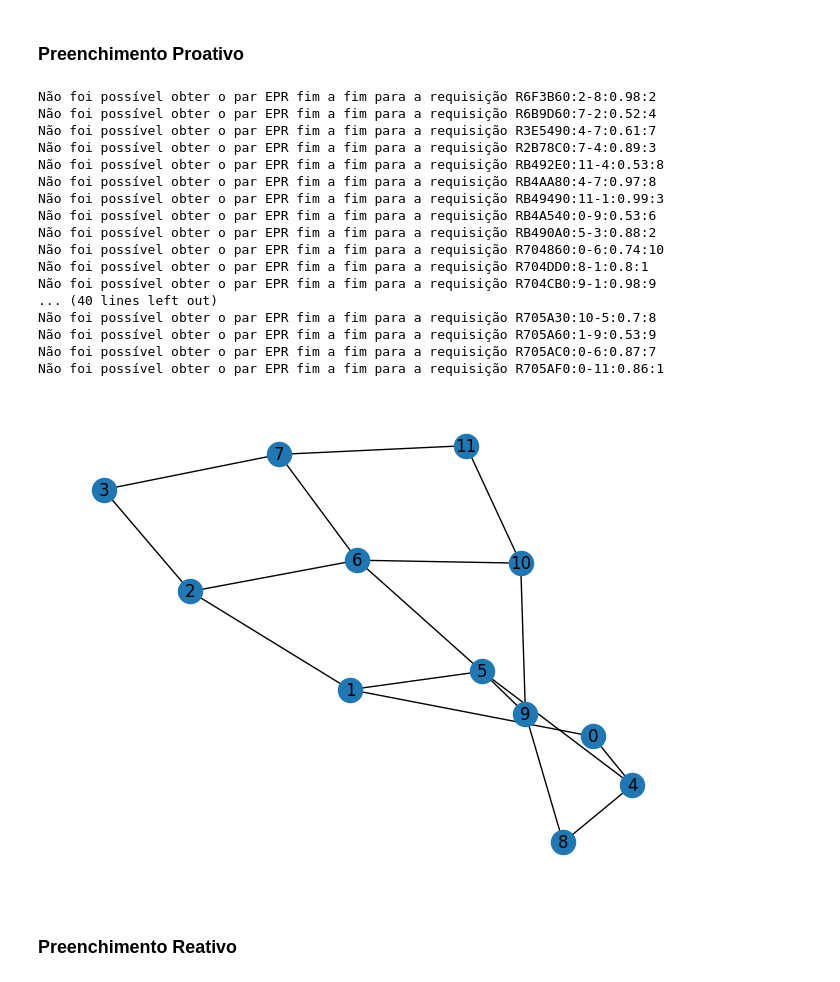
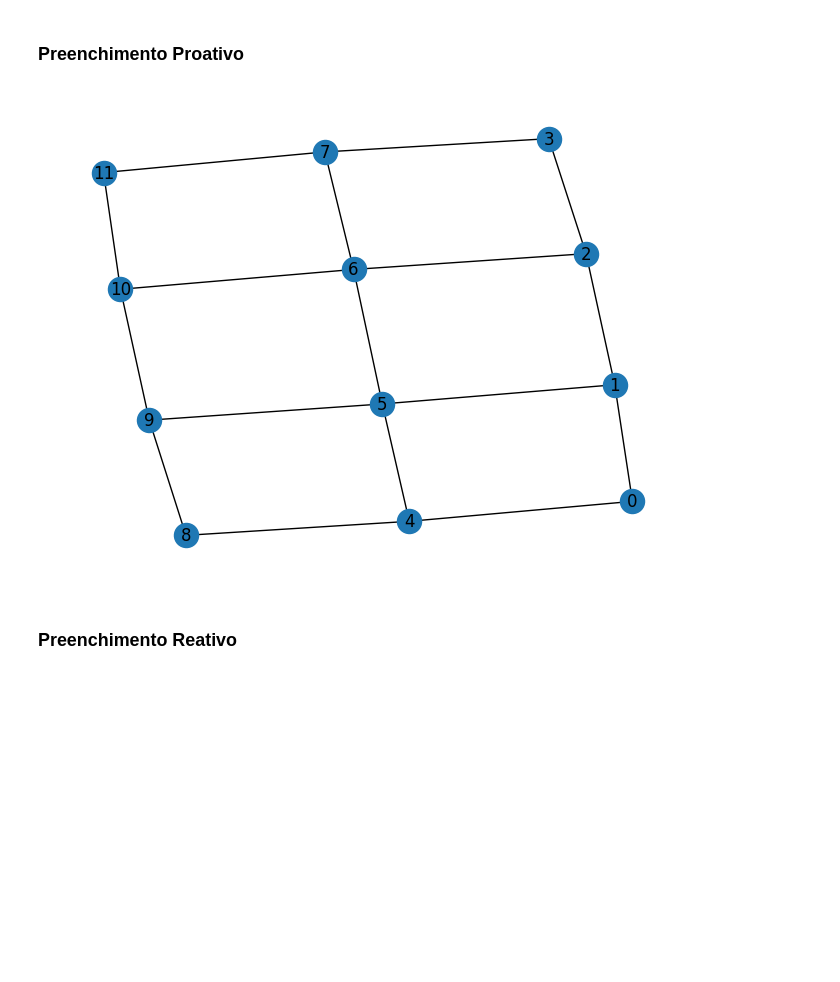
Before and after one commit to artuenric/QuatumNet, a Jupyter notebook: Análise da Rede - Número de Regras - Condições iguais.ipynb, the cells around one changed output. Saved outputs shown, nothing was run; the diff lists cells and outputs as text; code cells hidden in the pictures; blank space fills up the shorter version.

```diff
--- a/Análise da Rede - Número de Regras - Condições iguais.ipynb
+++ b/Análise da Rede - Número de Regras - Condições iguais.ipynb
@@ -19,32 +18,16 @@ request_hybrid = deepcopy(requests)
 # %% [markdown]
 ### <b>Preenchimento Proativo</b>
 # %%
-sim = Sim(network_info, controller_info, request_info)
+sim = Sim(network_info, controller_info)
 sim.network.draw()
-sim.set_file_data('resultados/analise_rede/proativo.csv')
+sim.set_file_data_network('proativo.csv')
+sim.set_file_data_requests('proativo.csv')
 sim.requests = request_proactive
 sim.proactive_filling(proactive_params)
 sim.proactive_process_requests()
 sim.end()
 # %% [output]
-Não foi possível obter o par EPR fim a fim para a requisição R6F3B60:2-8:0.98:2
-Não foi possível obter o par EPR fim a fim para a requisição R6B9D60:7-2:0.52:4
-Não foi possível obter o par EPR fim a fim para a requisição R3E5490:4-7:0.61:7
-Não foi possível obter o par EPR fim a fim para a requisição R2B78C0:7-4:0.89:3
-Não foi possível obter o par EPR fim a fim para a requisição RB492E0:11-4:0.53:8
-Não foi possível obter o par EPR fim a fim para a requisição RB4AA80:4-7:0.97:8
-Não foi possível obter o par EPR fim a fim para a requisição RB49490:11-1:0.99:3
-Não foi possível obter o par EPR fim a fim para a requisição RB4A540:0-9:0.53:6
-Não foi possível obter o par EPR fim a fim para a requisição RB490A0:5-3:0.88:2
-Não foi possível obter o par EPR fim a fim para a requisição R704860:0-6:0.74:10
-Não foi possível obter o par EPR fim a fim para a requisição R704DD0:8-1:0.8:1
-Não foi possível obter o par EPR fim a fim para a requisição R704CB0:9-1:0.98:9
-... (40 lines left out)
-Não foi possível obter o par EPR fim a fim para a requisição R705A30:10-5:0.7:8
-Não foi possível obter o par EPR fim a fim para a requisição R705A60:1-9:0.53:9
-Não foi possível obter o par EPR fim a fim para a requisição R705AC0:0-6:0.87:7
-Não foi possível obter o par EPR fim a fim para a requisição R705AF0:0-11:0.86:1
-[figure, old version]
+[figure, new version]
 # %% [markdown]
 ### <b>Preenchimento Reativo</b>
 # %%
```
Also changed, not shown: parts of 5 cells of this notebook, 6 other files.
